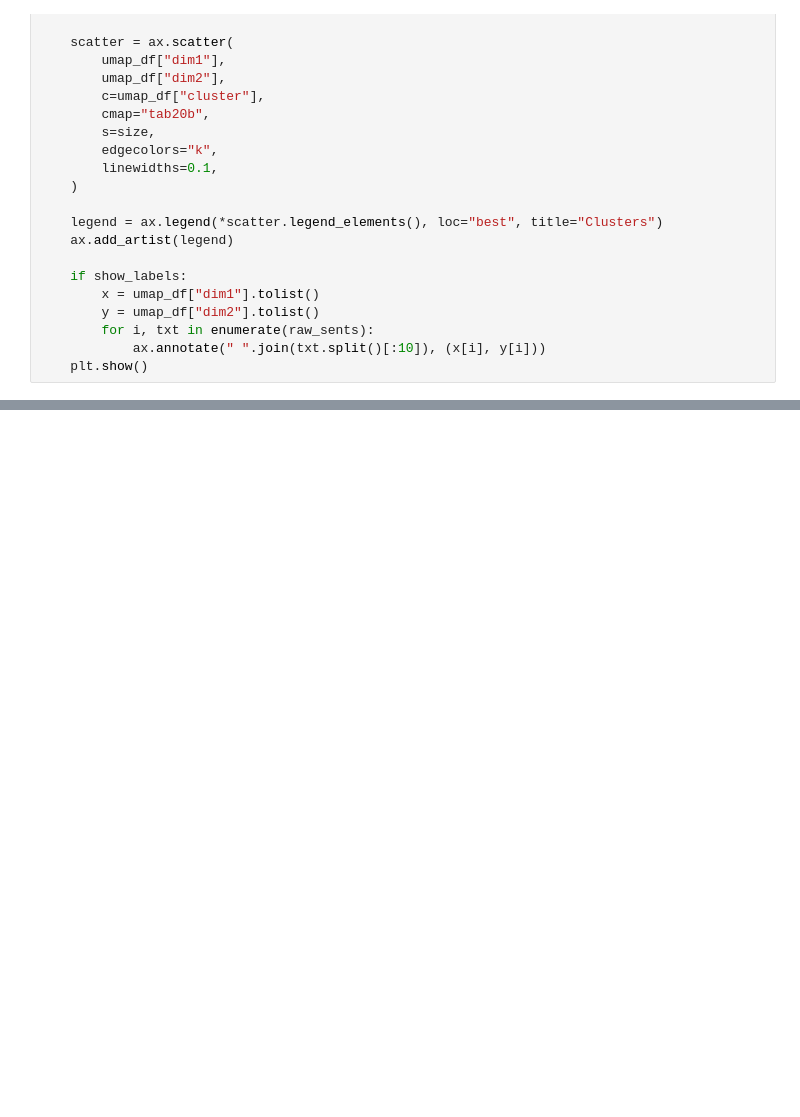
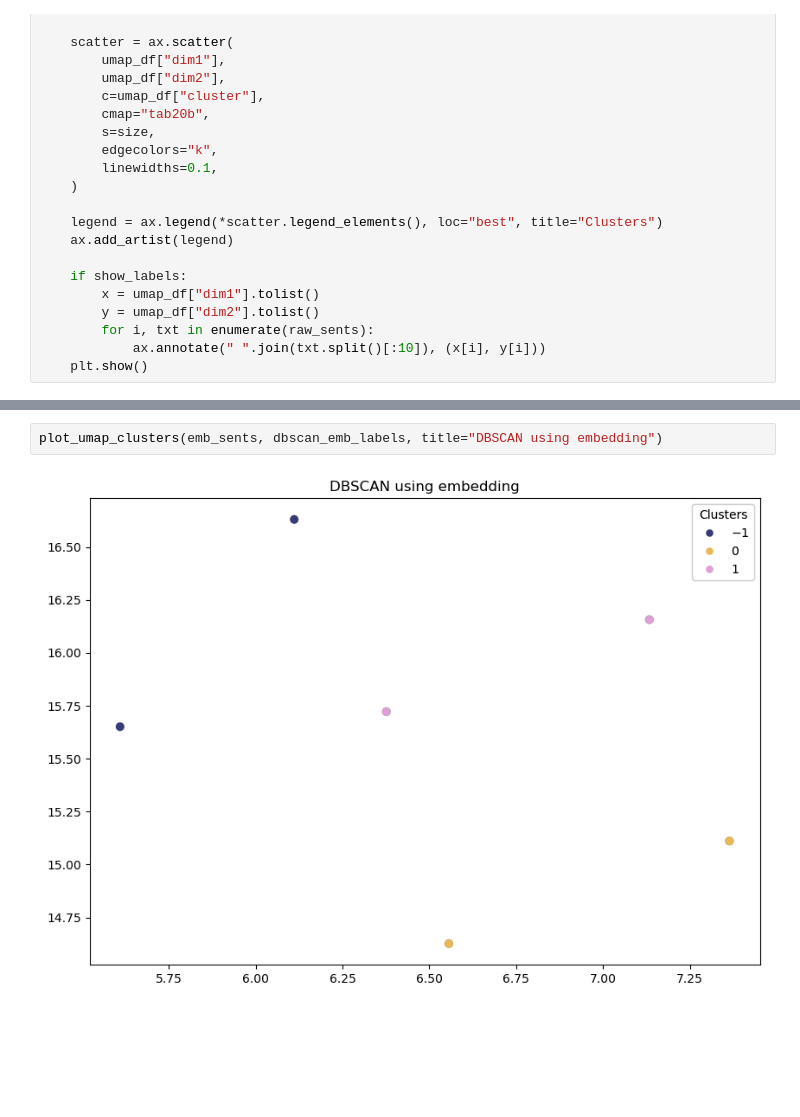
Before and after one commit to Nick-zhen/ML-Project, a Jupyter notebook: hw6/hw6.ipynb, the cells around one changed output, grey strips where cells are left out. Drawn from its saved outputs; the diff is of its cells as text; blank space fills up the shorter version.

```diff
--- a/hw6/hw6.ipynb
+++ b/hw6/hw6.ipynb
@@ -399,3 +442,7 @@ _Points:_ 3
+# %%
+plot_umap_clusters(emb_sents, dbscan_emb_labels, title="DBSCAN using embedding")
+# %% [output]
+[figure, added]
 # %% [markdown]
 <!-- END QUESTION -->
 
```
Also changed, not shown: parts of 19 cells of this notebook.
